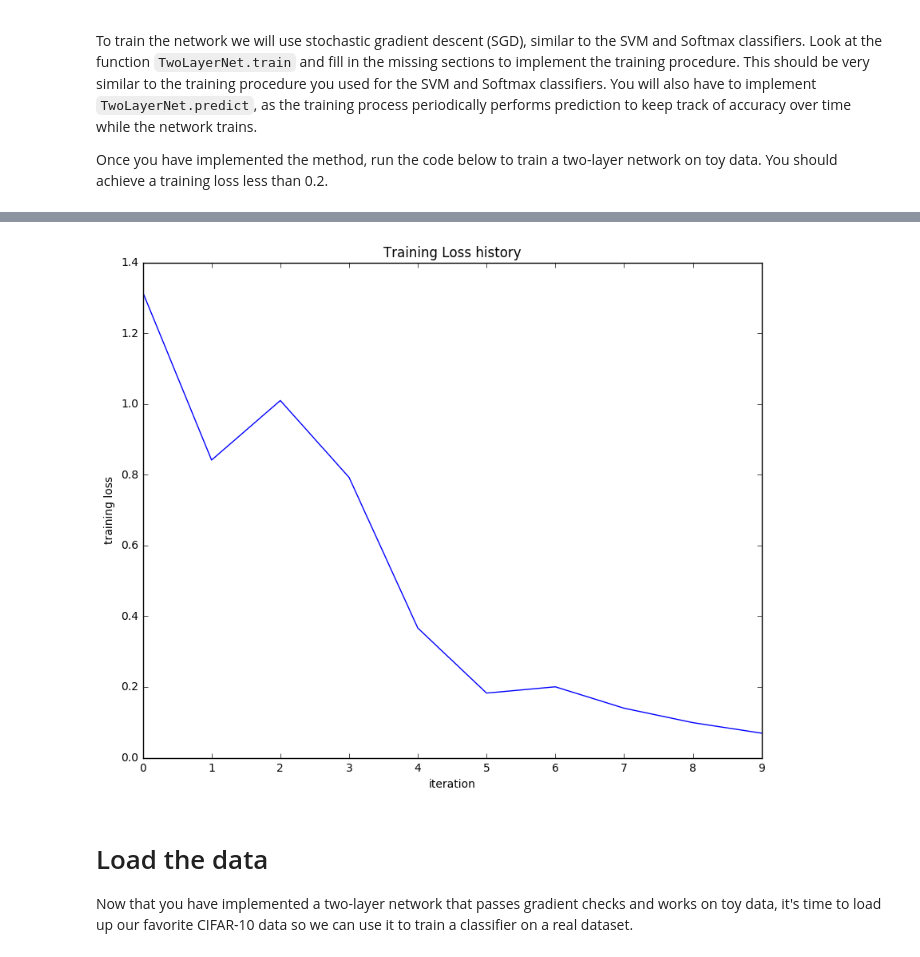
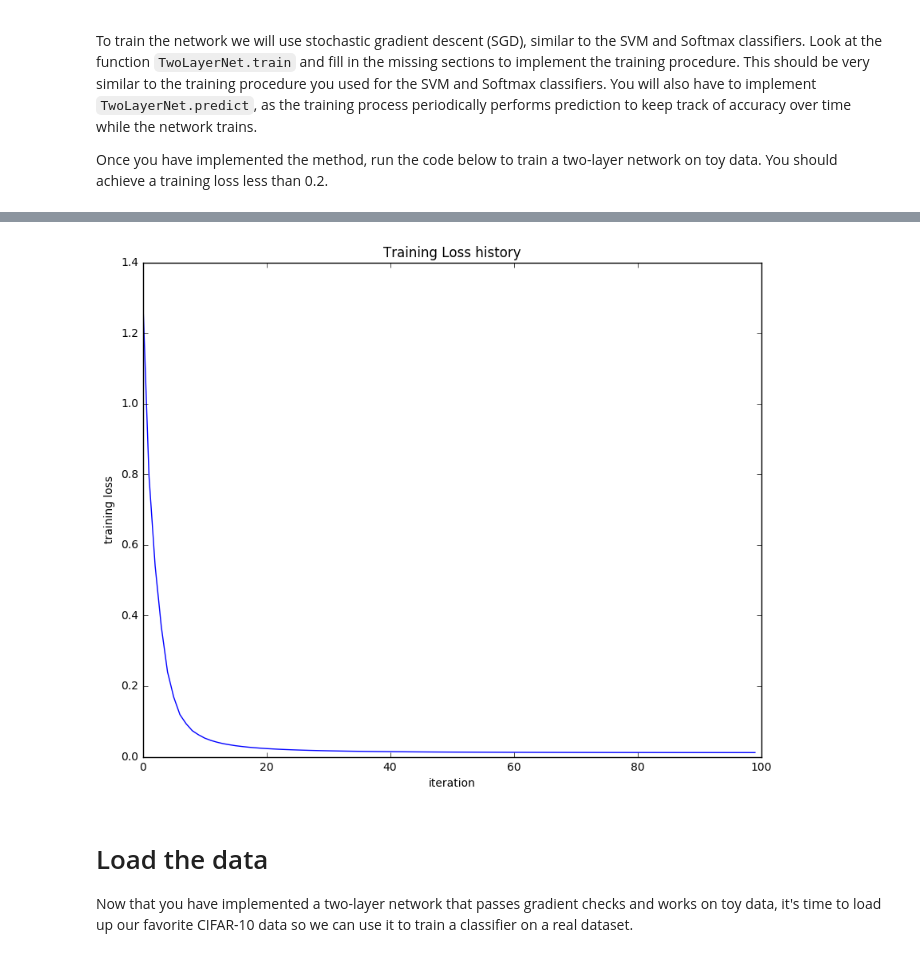
Before and after one commit to climberwb/cs231_assignements, a Jupyter notebook: assignment1/two_layer_net.ipynb, the cells around one changed output, grey strips where cells are left out. Cells and saved outputs as stored; diff of their text form; code cells hidden in the pictures.

```diff
--- a/assignment1/two_layer_net.ipynb
+++ b/assignment1/two_layer_net.ipynb
@@ -127,7 +127,7 @@ print y.shape
 print X.shape
 stats = net.train(X, y, X, y,
             learning_rate=1e-1, reg=1e-5,
-            num_iters=10, verbose=False)
+            num_iters=100, verbose=False)
 
 print 'Final training loss: ', stats['loss_history'][-1]
 
@@ -145,4 +145,4 @@ Final training loss:  0.069247121025
-[figure, old version]
+[figure, new version]
 # %% [markdown]
 # Load the data
 Now that you have implemented a two-layer network that passes gradient checks and works on toy data, it's time to load up our favorite CIFAR-10 data so we can use it to train a classifier on a real dataset.
```
Also changed, not shown: parts of 7 cells of this notebook, 1 other file.
